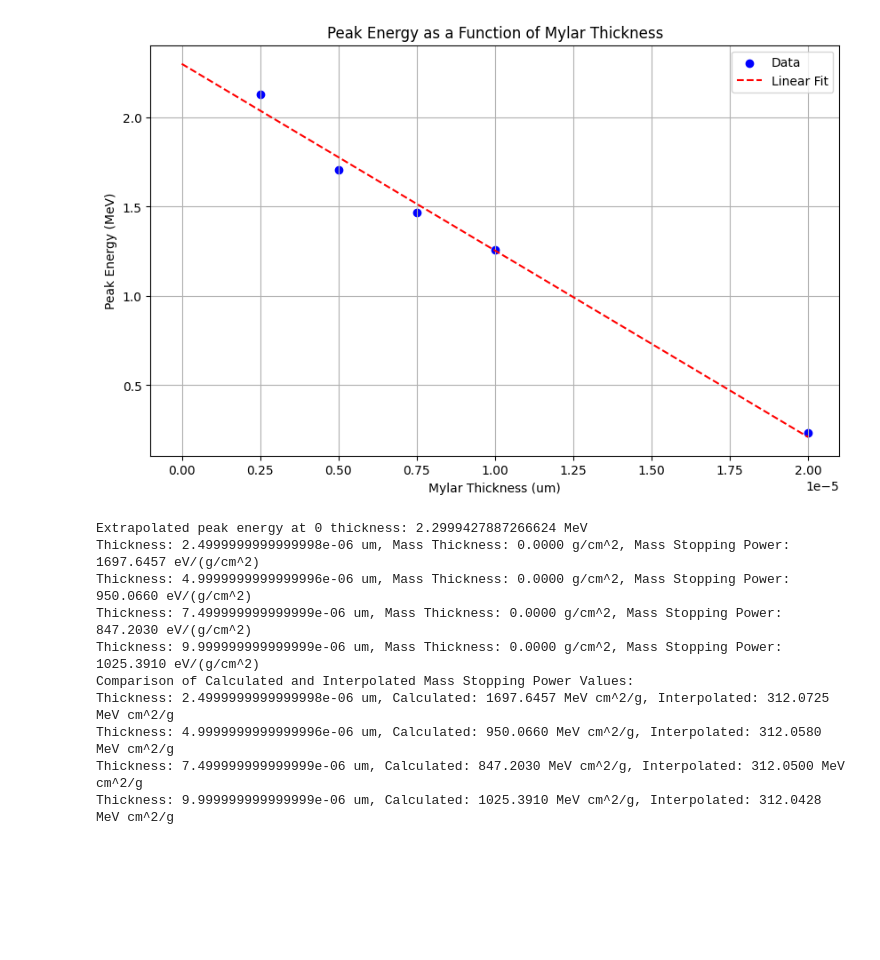
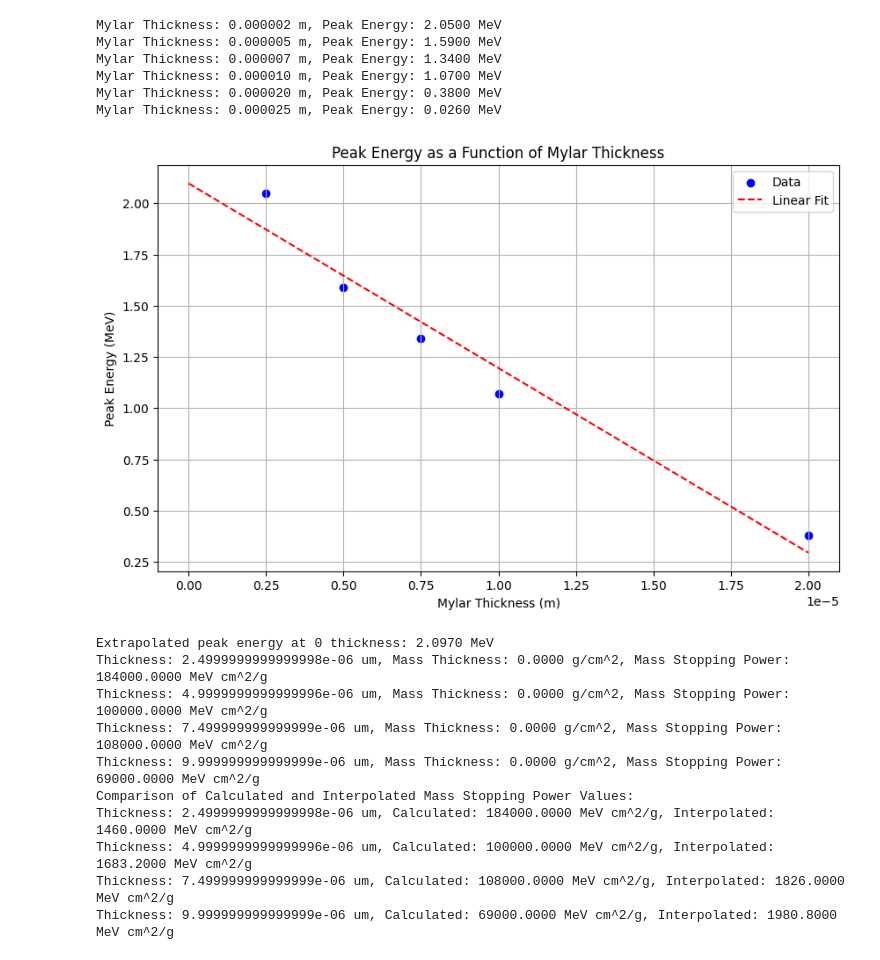
Before and after one commit to RileyFowler02/ENPH353, a Jupyter notebook: Alpha/analysis.ipynb, the cells around one changed output. Cells and saved outputs as stored; diff of their text form; code cells hidden in the pictures; blank space fills up the shorter version.

```diff
--- a/Alpha/analysis.ipynb
+++ b/Alpha/analysis.ipynb
@@ -131,11 +99,22 @@ Mylar Thickness: 0.000025 m, Peak Energy: 0.2073 eV
 # %%
+import numpy as np
+import matplotlib.pyplot as plt
 from scipy.stats import linregress
 from scipy.interpolate import interp1d
-import numpy as np
-import matplotlib.pyplot as plt
+
+# Provided peak energy values in MeV
+peak_energies_mev = np.array([2.05, 1.59, 1.34, 1.07, 0.38, 0.026])
+
+# Mylar thicknesses in micrometers
+thicknesses = np.array([2.5, 5.0, 7.5, 10.0, 20.0, 25.0])
+thicknesses = thicknesses * 10.0**-6  # Convert to meters
+
+# Print peak energies in a nicer format
+for thickness, energy in zip(thicknesses, peak_energies_mev):
+    print(f"Mylar Thickness: {thickness:.6f} m, Peak Energy: {energy:.4f} MeV")
 
 # Perform linear regression to fit a line to the peak energy vs. Mylar thickness data
-slope, intercept, r_value, p_value, std_err = linregress(thicknesses[:-1], peak_energies[:-1])
+slope, intercept, r_value, p_value, std_err = linregress(thicknesses[:-1], peak_energies_mev[:-1])
 
 # Predict the peak energy at 0 thickness
 extrapolated_peak_energy = intercept
@@ -148,9 +127,9 @@ linear_fit = slope * thickness_grid + intercept
 
 # Plot peak energy as a function of Mylar thickness
 plt.figure(figsize=(10, 6))
-plt.scatter(thicknesses[:-1], peak_energies[:-1], marker='o', color='b', label='Data')
+plt.scatter(thicknesses[:-1], peak_energies_mev[:-1], marker='o', color='b', label='Data')
 plt.plot(thickness_grid, linear_fit, linestyle='--', color='r', label='Linear Fit')
-plt.xlabel('Mylar Thickness (um)')
+plt.xlabel('Mylar Thickness (m)')
 plt.ylabel('Peak Energy (MeV)')
 plt.title('Peak Energy as a Function of Mylar Thickness')
 plt.legend()
@@ -158,55 +137,58 @@ plt.grid(True)
 # plt.savefig('peak_energy_vs_thickness.png')
 plt.show()
 
-print(f"Extrapolated peak energy at 0 thickness: {extrapolated_peak_energy} MeV")
+print(f"Extrapolated peak energy at 0 thickness: {extrapolated_peak_energy:.4f} MeV")
 
 # Mylar density in grams/cm^3
 density = 1.4  # g/cm^3
 
 # Calculate the change in energy (dE) and change in thickness (dX)
-dE = np.diff(peak_energies[:-1])  # Exclude the last point
+dE = np.diff(peak_energies_mev[:-1])  # Exclude the last point
 dX = np.diff(thicknesses[:-1])  # Exclude the last point
 
 # Convert thickness to mass thickness (X = x * ρ)
 mass_thickness = np.array(thicknesses[:-1]) * density  # Exclude the last point
 
 # Calculate the mass stopping power (S = -dE/dX)
 mass_stopping_power = -dE / dX
 
 # Print the results for all points except the last one
 for i in range(len(mass_stopping_power)):
-    print(f"Thickness: {thicknesses[i]} um, Mass Thickness: {mass_thickness[i]:.4f} g/cm^2, Mass Stopping Power: {10*10**-3*mass_stopping_power[i]:.4f} eV/(g/cm^2)")
+    print(f"Thickness: {thicknesses[i]} um, Mass Thickness: {mass_thickness[i]:.4f} g/cm^2, Mass Stopping Power: {mass_stopping_power[i]:.4f} MeV cm^2/g")
 
 # Read the CSV file using numpy
 csv_file = './data/Alpha_mass_stopping_power.csv'
 data = np.genfromtxt(csv_file, delimiter='\t', skip_header=1)
 
 # Extract the energy and Mylar mass stopping power values
 energy_csv = data[:, 0]
 mylar_stopping_power_csv = data[:, 2]
 
 # Interpolate the Mylar mass stopping power values to match the energies of your calculated values
 interpolator = interp1d(energy_csv, mylar_stopping_power_csv, kind='linear', fill_value='extrapolate')
 
-# Convert the calculated peak energies to MeV (assuming they are in eV)
-peak_energies_mev = np.array(peak_energies[:-1]) / 1e6  # Exclude the last point
-
 # Interpolate the Mylar mass stopping power values at the calculated peak energies
-interpolated_stopping_power = interpolator(peak_energies_mev)
+interpolated_stopping_power = interpolator(peak_energies_mev[:-1])  # Exclude the last point
 
 # Print the comparison of calculated and interpolated mass stopping power values
 print("Comparison of Calculated and Interpolated Mass Stopping Power Values:")
 for i in range(len(mass_stopping_power)):
-    print(f"Thickness: {thicknesses[i]} um, Calculated: {10*10**-3*mass_stopping_power[i]:.4f} MeV cm^2/g, Interpolated: {interpolated_stopping_power[i]:.4f} MeV cm^2/g")
+    print(f"Thickness: {thicknesses[i]} um, Calculated: {mass_stopping_power[i]:.4f} MeV cm^2/g, Interpolated: {interpolated_stopping_power[i]:.4f} MeV cm^2/g")
 # %% [output]
+Mylar Thickness: 0.000002 m, Peak Energy: 2.0500 MeV
+Mylar Thickness: 0.000005 m, Peak Energy: 1.5900 MeV
+Mylar Thickness: 0.000007 m, Peak Energy: 1.3400 MeV
+Mylar Thickness: 0.000010 m, Peak Energy: 1.0700 MeV
+Mylar Thickness: 0.000020 m, Peak Energy: 0.3800 MeV
+Mylar Thickness: 0.000025 m, Peak Energy: 0.0260 MeV
-[figure, old version]
+[figure, new version]
-Extrapolated peak energy at 0 thickness: 2.2999427887266624 MeV
-Thickness: 2.4999999999999998e-06 um, Mass Thickness: 0.0000 g/cm^2, Mass Stopping Power: 1697.6457 eV/(g/cm^2)
-Thickness: 4.9999999999999996e-06 um, Mass Thickness: 0.0000 g/cm^2, Mass Stopping Power: 950.0660 eV/(g/cm^2)
-Thickness: 7.499999999999999e-06 um, Mass Thickness: 0.0000 g/cm^2, Mass Stopping Power: 847.2030 eV/(g/cm^2)
-Thickness: 9.999999999999999e-06 um, Mass Thickness: 0.0000 g/cm^2, Mass Stopping Power: 1025.3910 eV/(g/cm^2)
-Comparison of Calculated and Interpolated Mass Stopping Power Values:
-Thickness: 2.4999999999999998e-06 um, Calculated: 1697.6457 MeV cm^2/g, Interpolated: 312.0725 MeV cm^2/g
-Thickness: 4.9999999999999996e-06 um, Calculated: 950.0660 MeV cm^2/g, Interpolated: 312.0580 MeV cm^2/g
-Thickness: 7.499999999999999e-06 um, Calculated: 847.2030 MeV cm^2/g, Interpolated: 312.0500 MeV cm^2/g
-Thickness: 9.999999999999999e-06 um, Calculated: 1025.3910 MeV cm^2/g, Interpolated: 312.0428 MeV cm^2/g
+Extrapolated peak energy at 0 thickness: 2.0970 MeV
+Thickness: 2.4999999999999998e-06 um, Mass Thickness: 0.0000 g/cm^2, Mass Stopping Power: 184000.0000 MeV cm^2/g
+Thickness: 4.9999999999999996e-06 um, Mass Thickness: 0.0000 g/cm^2, Mass Stopping Power: 100000.0000 MeV cm^2/g
+Thickness: 7.499999999999999e-06 um, Mass Thickness: 0.0000 g/cm^2, Mass Stopping Power: 108000.0000 MeV cm^2/g
+Thickness: 9.999999999999999e-06 um, Mass Thickness: 0.0000 g/cm^2, Mass Stopping Power: 69000.0000 MeV cm^2/g
+Comparison of Calculated and Interpolated Mass Stopping Power Values:
+Thickness: 2.4999999999999998e-06 um, Calculated: 184000.0000 MeV cm^2/g, Interpolated: 1460.0000 MeV cm^2/g
+Thickness: 4.9999999999999996e-06 um, Calculated: 100000.0000 MeV cm^2/g, Interpolated: 1683.2000 MeV cm^2/g
+Thickness: 7.499999999999999e-06 um, Calculated: 108000.0000 MeV cm^2/g, Interpolated: 1826.0000 MeV cm^2/g
+Thickness: 9.999999999999999e-06 um, Calculated: 69000.0000 MeV cm^2/g, Interpolated: 1980.8000 MeV cm^2/g
```
Also changed, not shown: parts of 2 cells of this notebook.
